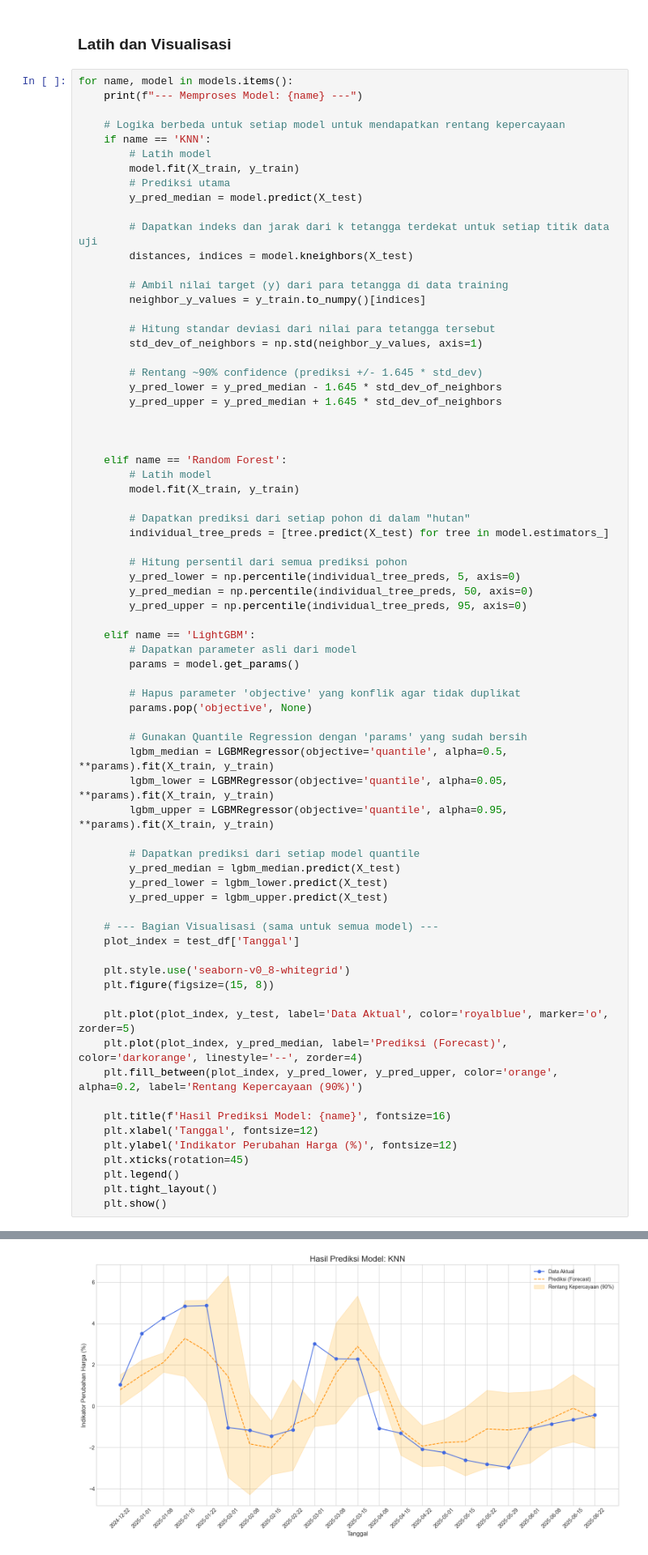
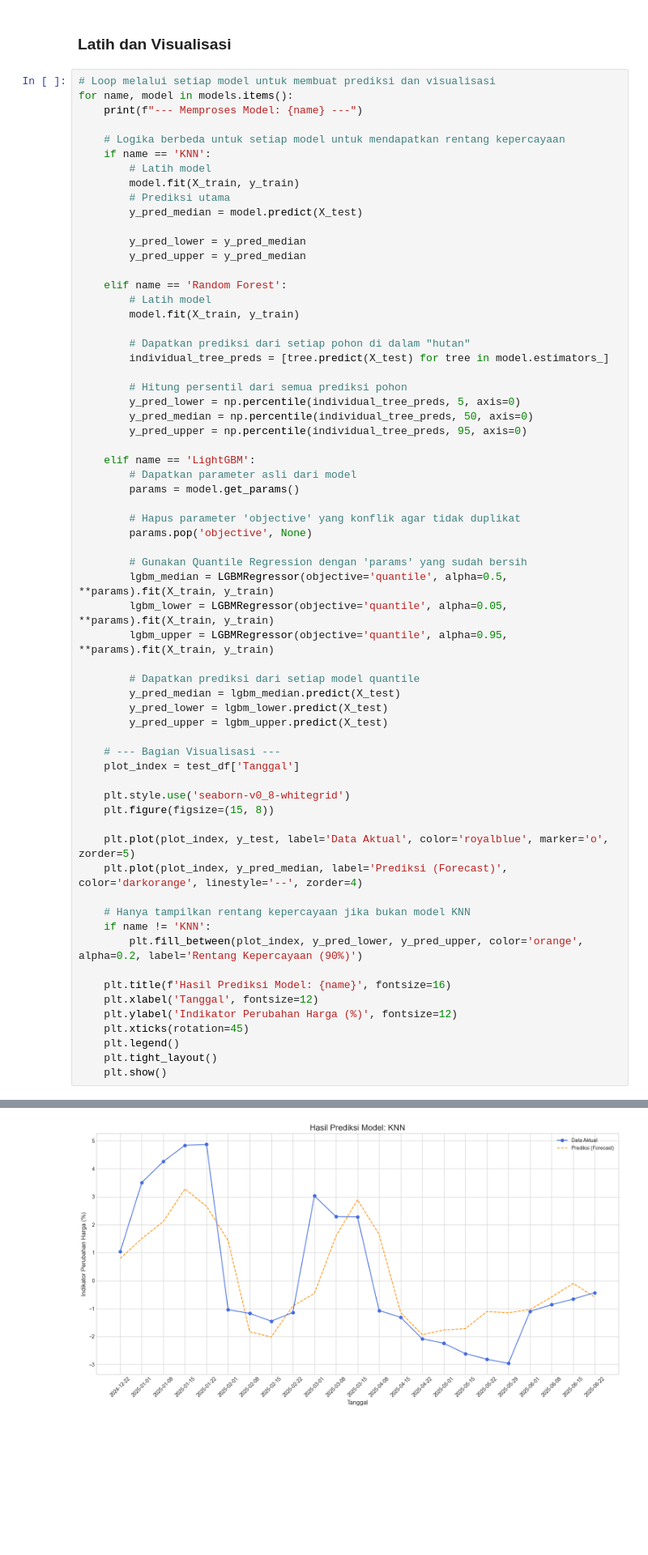
Before and after one commit to peder24/pkl_bps_batu, a Jupyter notebook: forecasting.ipynb, the cells around one changed output, grey strips where cells are left out. Shown at 81% size. Drawn from its saved outputs; the diff is of its cells as text; blank space fills up the shorter version.

```diff
--- a/forecasting.ipynb
+++ b/forecasting.ipynb
@@ -91,6 +92,7 @@ print(results_df)
 # %% [markdown]
 ### Latih dan Visualisasi
 # %%
+# Loop melalui setiap model untuk membuat prediksi dan visualisasi
 for name, model in models.items():
     print(f"--- Memproses Model: {name} ---")
 
@@ -101,20 +103,8 @@ for name, model in models.items():
         # Prediksi utama
         y_pred_median = model.predict(X_test)
 
-        # Dapatkan indeks dan jarak dari k tetangga terdekat untuk setiap titik data uji
-        distances, indices = model.kneighbors(X_test)
-
-        # Ambil nilai target (y) dari para tetangga di data training
-        neighbor_y_values = y_train.to_numpy()[indices]
-
-        # Hitung standar deviasi dari nilai para tetangga tersebut
-        std_dev_of_neighbors = np.std(neighbor_y_values, axis=1)
-
-        # Rentang ~90% confidence (prediksi +/- 1.645 * std_dev)
-        y_pred_lower = y_pred_median - 1.645 * std_dev_of_neighbors
-        y_pred_upper = y_pred_median + 1.645 * std_dev_of_neighbors
-
-
+        y_pred_lower = y_pred_median
+        y_pred_upper = y_pred_median
 
     elif name == 'Random Forest':
         # Latih model
@@ -135,36 +125,39 @@ for name, model in models.items():
         # Hapus parameter 'objective' yang konflik agar tidak duplikat
         params.pop('objective', None)
 
         # Gunakan Quantile Regression dengan 'params' yang sudah bersih
         lgbm_median = LGBMRegressor(objective='quantile', alpha=0.5, **params).fit(X_train, y_train)
         lgbm_lower = LGBMRegressor(objective='quantile', alpha=0.05, **params).fit(X_train, y_train)
         lgbm_upper = LGBMRegressor(objective='quantile', alpha=0.95, **params).fit(X_train, y_train)
 
         # Dapatkan prediksi dari setiap model quantile
         y_pred_median = lgbm_median.predict(X_test)
         y_pred_lower = lgbm_lower.predict(X_test)
         y_pred_upper = lgbm_upper.predict(X_test)
 
-    # --- Bagian Visualisasi (sama untuk semua model) ---
+    # --- Bagian Visualisasi ---
     plot_index = test_df['Tanggal']
 
     plt.style.use('seaborn-v0_8-whitegrid')
     plt.figure(figsize=(15, 8))
 
     plt.plot(plot_index, y_test, label='Data Aktual', color='royalblue', marker='o', zorder=5)
     plt.plot(plot_index, y_pred_median, label='Prediksi (Forecast)', color='darkorange', linestyle='--', zorder=4)
-    plt.fill_between(plot_index, y_pred_lower, y_pred_upper, color='orange', alpha=0.2, label='Rentang Kepercayaan (90%)')
+
+    # Hanya tampilkan rentang kepercayaan jika bukan model KNN
+    if name != 'KNN':
+        plt.fill_between(plot_index, y_pred_lower, y_pred_upper, color='orange', alpha=0.2, label='Rentang Kepercayaan (90%)')
 
     plt.title(f'Hasil Prediksi Model: {name}', fontsize=16)
     plt.xlabel('Tanggal', fontsize=12)
     plt.ylabel('Indikator Perubahan Harga (%)', fontsize=12)
     plt.xticks(rotation=45)
     plt.legend()
     plt.tight_layout()
     plt.show()
 # %% [output]
 --- Memproses Model: KNN ---
-[figure, old version]
+[figure, new version]
 --- Memproses Model: Random Forest ---
 [figure]
 --- Memproses Model: LightGBM ---
```
Also changed, not shown: parts of 3 cells of this notebook.
